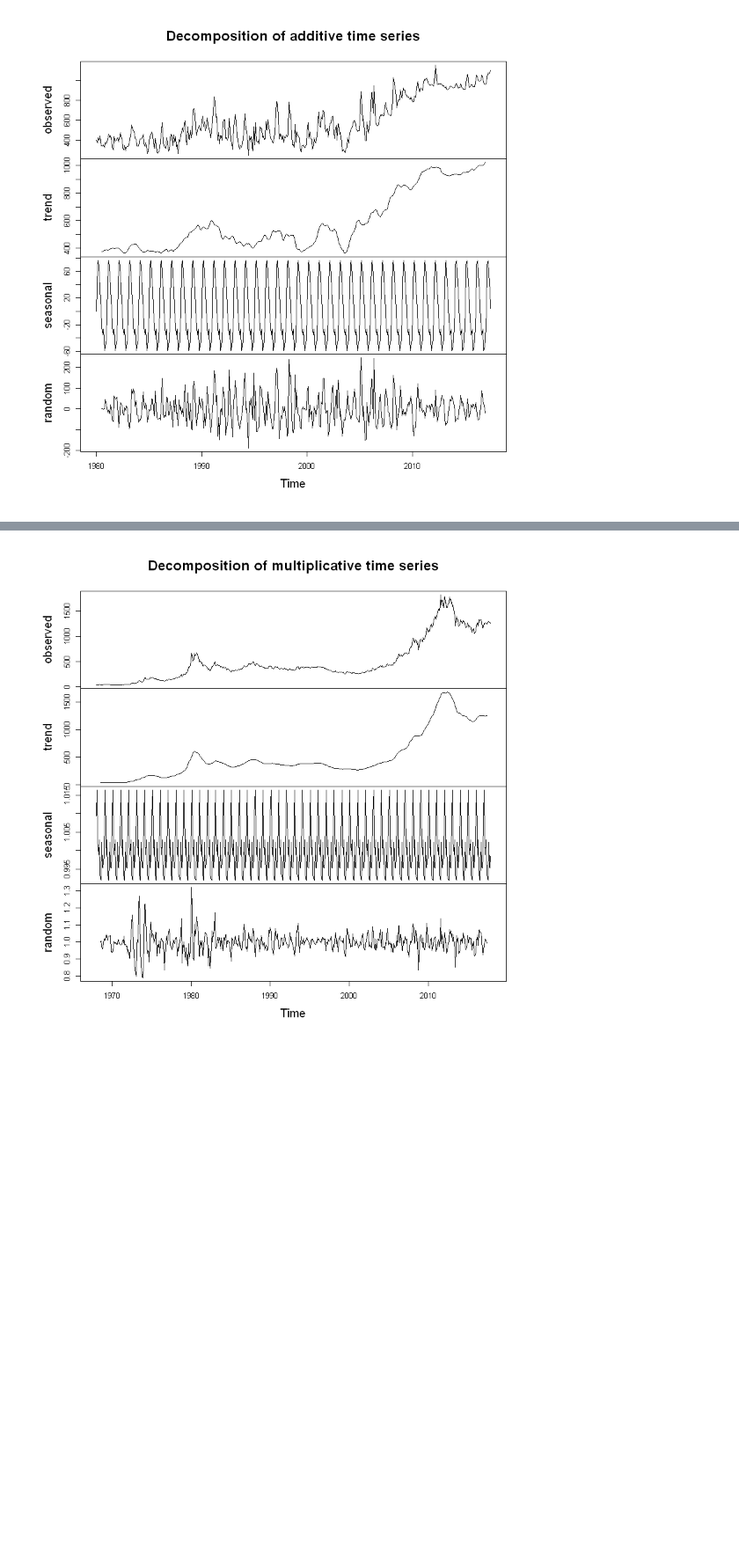
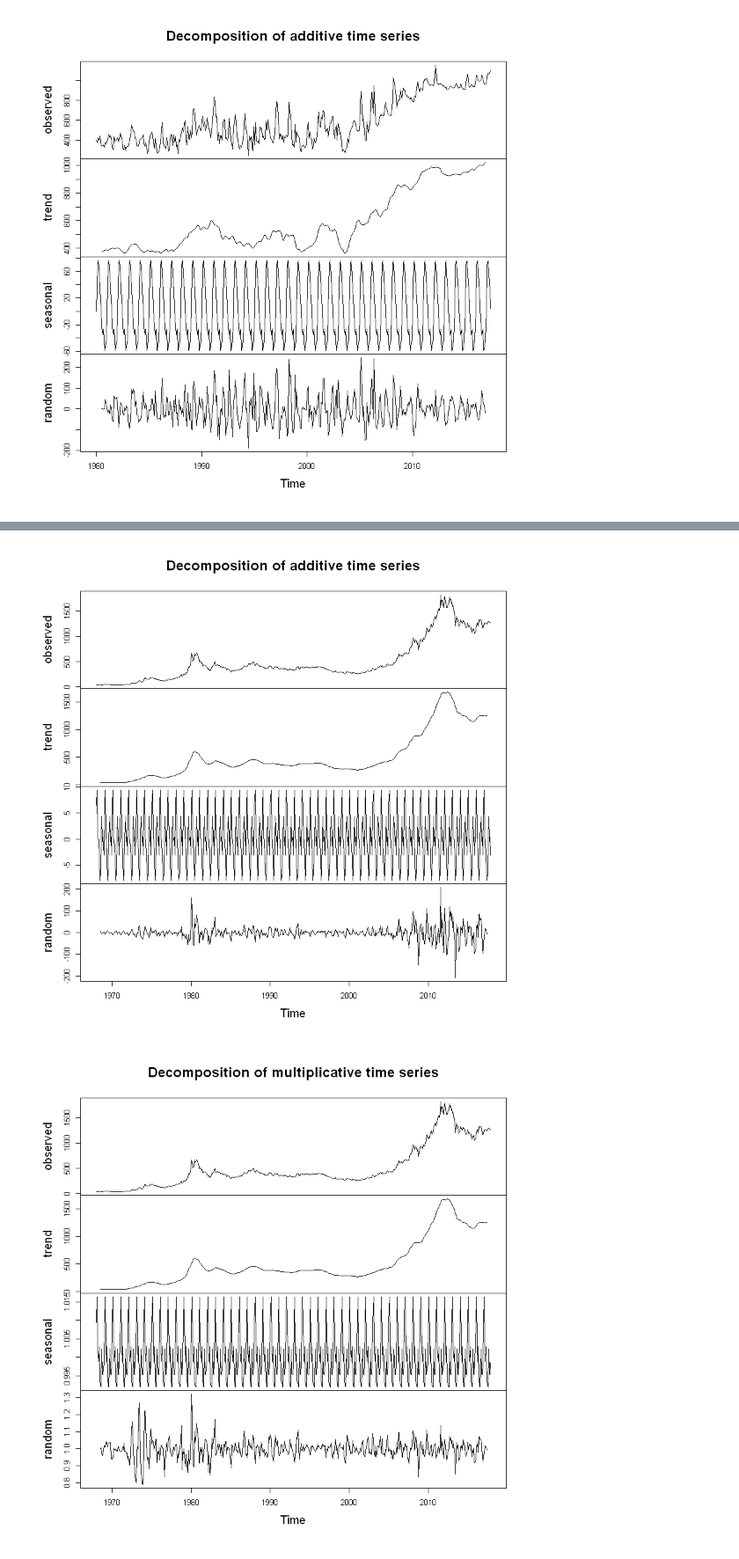
Before and after one commit to akbalikburcu/BitirmeProjesi, a Jupyter notebook: Time+Series+Analysis+Using+R+.ipynb, the cells around one changed output, grey strips where cells are left out. Shown: that part at 88% size. Drawn from its saved outputs; the diff is of its cells as text; code cells hidden in the pictures; blank space fills up the shorter version.

```diff
--- a/Time+Series+Analysis+Using+R+.ipynb
+++ b/Time+Series+Analysis+Using+R+.ipynb
@@ -226 +238,6 @@ plot(bananatimeseriescomponents)
+# %%
+goldtimeseriescomponents<-decompose(goldtimeseries, type=c("additive"))
+plot(goldtimeseriescomponents)
+# %% [output]
+[figure, added]
 # %%
```
Also changed, not shown: parts of 26 cells of this notebook.
